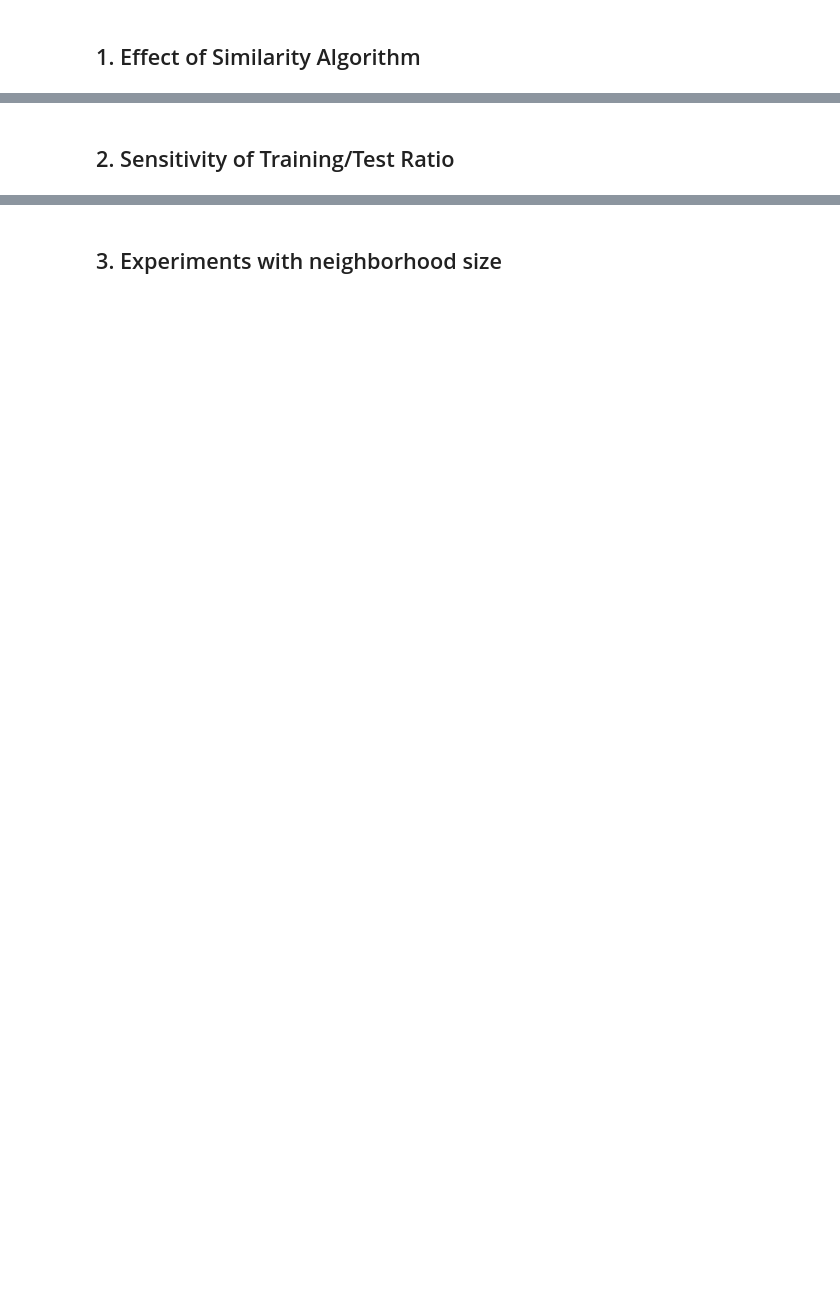
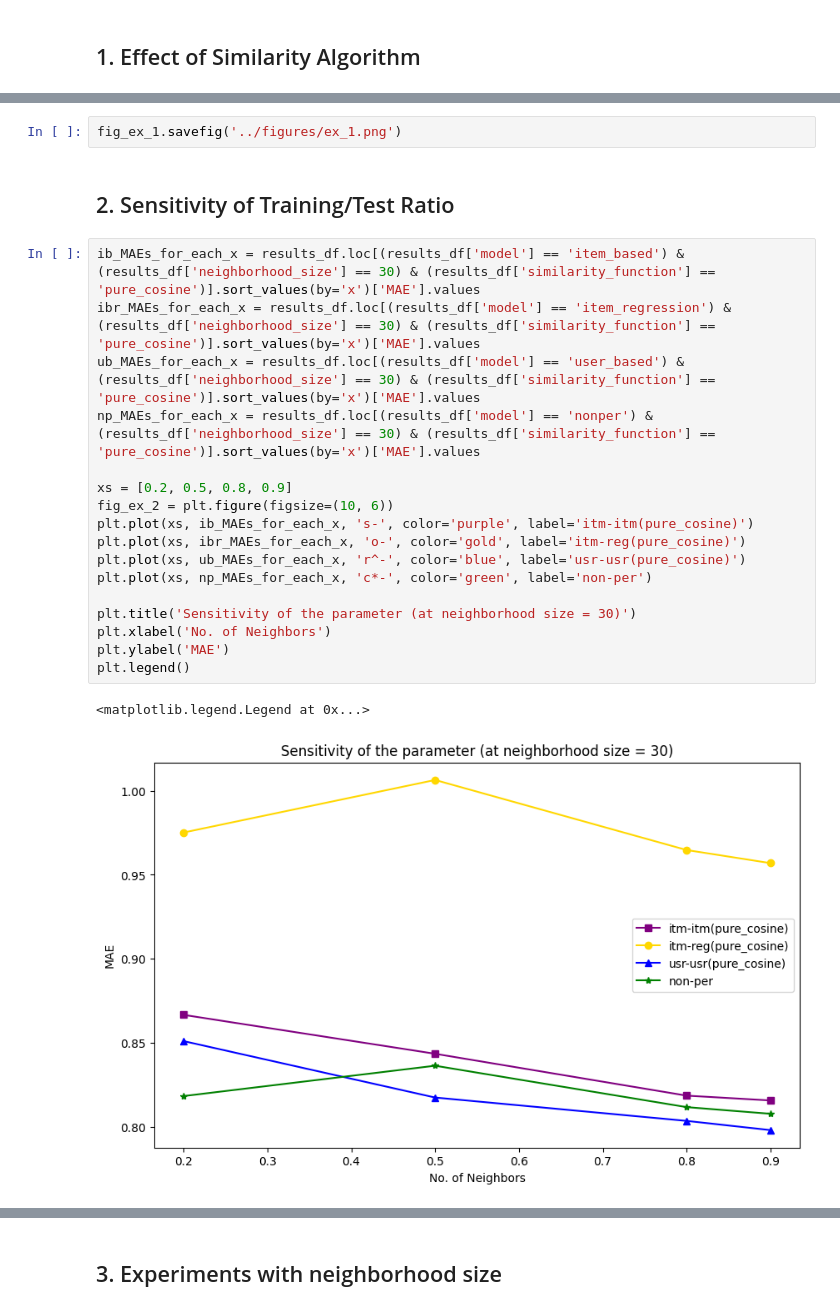
Before and after one commit to khoavpt/Recommender-System, a Jupyter notebook: notebooks/experiments.ipynb, the cells around one changed output, grey strips where cells are left out. Saved outputs shown, nothing was run; the diff lists cells and outputs as text; blank space fills up the shorter version.

Commit message:
new data + nonper algorithm

```diff
--- a/notebooks/experiments.ipynb
+++ b/notebooks/experiments.ipynb
@@ -37,2 +80,24 @@ MAEs_for_each_ratio
+# %%
+fig_ex_1.savefig('../figures/ex_1.png')
 # %% [markdown]
 ## 2.  Sensitivity of Training/Test Ratio
+# %%
+ib_MAEs_for_each_x = results_df.loc[(results_df['model'] == 'item_based') & (results_df['neighborhood_size'] == 30) & (results_df['similarity_function'] == 'pure_cosine')].sort_values(by='x')['MAE'].values
+ibr_MAEs_for_each_x = results_df.loc[(results_df['model'] == 'item_regression') & (results_df['neighborhood_size'] == 30) & (results_df['similarity_function'] == 'pure_cosine')].sort_values(by='x')['MAE'].values
+ub_MAEs_for_each_x = results_df.loc[(results_df['model'] == 'user_based') & (results_df['neighborhood_size'] == 30) & (results_df['similarity_function'] == 'pure_cosine')].sort_values(by='x')['MAE'].values
+np_MAEs_for_each_x = results_df.loc[(results_df['model'] == 'nonper') & (results_df['neighborhood_size'] == 30) & (results_df['similarity_function'] == 'pure_cosine')].sort_values(by='x')['MAE'].values
+
+xs = [0.2, 0.5, 0.8, 0.9]
+fig_ex_2 = plt.figure(figsize=(10, 6))
+plt.plot(xs, ib_MAEs_for_each_x, 's-', color='purple', label='itm-itm(pure_cosine)')
+plt.plot(xs, ibr_MAEs_for_each_x, 'o-', color='gold', label='itm-reg(pure_cosine)')
+plt.plot(xs, ub_MAEs_for_each_x, 'r^-', color='blue', label='usr-usr(pure_cosine)')
+plt.plot(xs, np_MAEs_for_each_x, 'c*-', color='green', label='non-per')
+
+plt.title('Sensitivity of the parameter (at neighborhood size = 30)')
+plt.xlabel('No. of Neighbors')
+plt.ylabel('MAE')
+plt.legend()
+# %% [output]
+<matplotlib.legend.Legend at 0x...>
+[figure, added]
```
Also changed, not shown: parts of 13 cells of this notebook, 20 other files.
